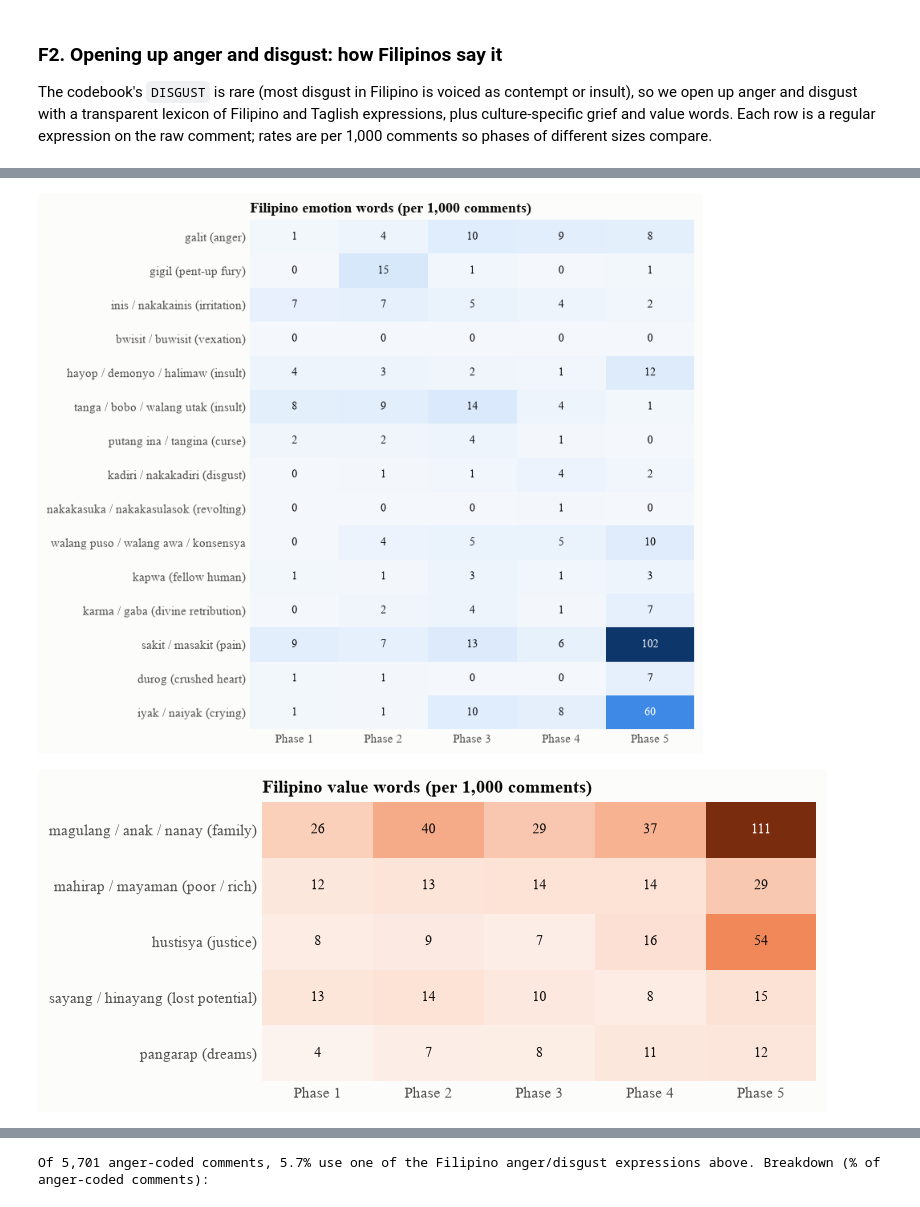
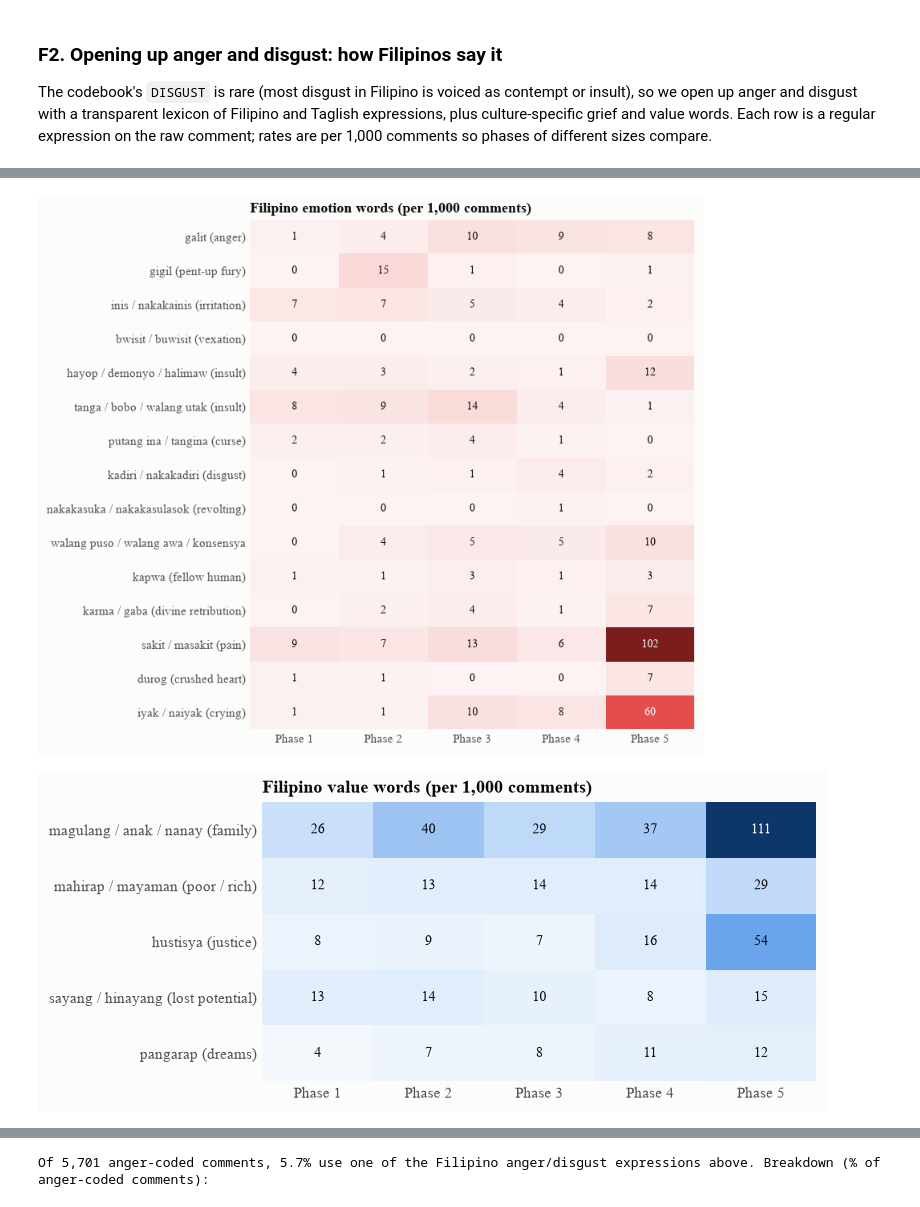
Before and after one commit to mbchavez27/crisis-management-analysis, a Jupyter notebook: 04-statistical-analysis/notebooks/03-findings.ipynb, the cells around one changed output, grey strips where cells are left out. Drawn from its saved outputs; the diff is of its cells as text; code cells hidden in the pictures.

```diff
--- a/04-statistical-analysis/notebooks/03-findings.ipynb
+++ b/04-statistical-analysis/notebooks/03-findings.ipynb
@@ -903,3 +907,35 @@ heatmap(enduring[PHASE_LABELS].set_axis(idx), "Enduring themes: present in all f
         "rq3_heatmap_enduring", figsize=(6.5, 0.36 * len(enduring) + 1.4))
 # %% [output]
 [figure]
+# %%
+# Key themes across the phases, one colour each, all comments together (class-framed and other)
+key = pd.DataFrame({
+    "Negative Filipino emotions (Sta. Maria)": clu_end.loc["Any negative social emotion", PHASE_LABELS],
+    "Inequality / injustice & victims as poor": cls_end.loc[CLASS_THEMES["INEQUALITY_JUSTICE_VICTIMS"], PHASE_LABELS],
+    "Elitism": cls_end.loc[CLASS_THEMES["ELITISM"], PHASE_LABELS],
+    "Family": val_end.loc["Family", PHASE_LABELS],
+    "Accountability": act_end.loc["Accountability", PHASE_LABELS],
+}).T.astype(float)
+key.to_csv(OUT / "rq3_key_themes_by_phase.csv")
+# Two panels on the same % scale per panel: negative emotions sit near 85%, the rest under 25%
+fig, (top, bot) = plt.subplots(2, 1, figsize=(6.5, 5.2), sharex=True, gridspec_kw={"height_ratios": [1, 2.2]})
+x = np.arange(len(PHASES))
+for i, (name, r) in enumerate(key.iterrows()):
+    ax = top if i == 0 else bot
+    ax.plot(x, r.values, color=SERIES[i], linewidth=2, marker="o", markersize=7, markeredgecolor="#fcfcfb",
+            markeredgewidth=2)
+    if i == 0:
+        for xi, v in zip(x, r.values):
+            ax.text(xi, v + 1.2, f"{v:.1f}", ha="center", va="bottom", fontsize=8, color="#52514e")
+    ax.text(x[-1] + 0.12, r.values[-1], f"{name} ({r.values[-1]:.1f}%)", va="center", fontsize=9)
+top.set_ylim(75, 95)
+bot.set_ylim(-1, 26)
+for ax in (top, bot):
+    ax.grid(axis="x", visible=False)
+    ax.set_xlim(-0.2, len(PHASES) - 0.8)
+bot.set_xticks(x, PHASE_LABELS, fontsize=9)
+fig.supylabel("% of comments in phase", fontsize=10, color="#52514e")
+top.set_title("Key themes across the five phases")
+save(fig, "rq3_key_themes_by_phase")
+plt.show()
+key.round(1)
@@ -974,11 +1018,11 @@ per_1000 = lex_end[PHASE_LABELS] * 10
 EMO_KINDS, VAL_KINDS = ["anger", "disgust", "moral", "grief"], ["value", "class"]
 emo_rows = list(lex_end.index[lex_end.kind.isin(EMO_KINDS)])
 val_rows = list(lex_end[lex_end.kind.isin(VAL_KINDS)].sort_values("total", ascending=False).index)
-VAL_SEQ = LinearSegmentedColormap.from_list("val", ["#fdf3ee", "#fbd3bf", "#f39a6f", "#eb6834", "#b8461b", "#7a2c0f"])
+EMO_SEQ = LinearSegmentedColormap.from_list("emo", ["#fdf3f3", "#f8cfce", "#f09897", "#e34948", "#b32f2e", "#7a1d1c"])
 
-# One table, emotions in blue and values in orange, each with its own colour scale
+# One table, emotions in red and values in blue (advisers' note), each with its own colour scale
 fig, ax = plt.subplots(figsize=(6.8, 0.36 * (len(emo_rows) + len(val_rows)) + 1.2))
-for rows, cmap, off in [(emo_rows, SEQ, 0), (val_rows, VAL_SEQ, len(emo_rows))]:
+for rows, cmap, off in [(emo_rows, EMO_SEQ, 0), (val_rows, SEQ, len(emo_rows))]:
     vals = per_1000.loc[rows].values
     ax.imshow(vals, cmap=cmap, aspect="auto", extent=(-0.5, 4.5, off + len(rows) - 0.5, off - 0.5))
     for i in range(len(rows)):
@@ -989,7 +1033,7 @@ ax.set_ylim(len(emo_rows) + len(val_rows) - 0.5, -0.5)
 ax.axhline(len(emo_rows) - 0.5, color="#fcfcfb", linewidth=4)
 ax.set_xticks(range(len(PHASE_LABELS)), PHASE_LABELS, fontsize=9)
 ax.set_yticks(range(len(emo_rows) + len(val_rows)), emo_rows + val_rows, fontsize=9)
-for (label, color), mid in zip([("Emotions", SERIES[0]), ("Values", SERIES[1])],
+for (label, color), mid in zip([("Emotions", SERIES[7]), ("Values", SERIES[0])],
                                [(len(emo_rows) - 1) / 2, len(emo_rows) + (len(val_rows) - 1) / 2]):
     ax.text(4.65, mid, label, rotation=-90, va="center", ha="left", fontsize=10, fontweight="bold", color=color)
 ax.grid(False)
@@ -1002,8 +1046,8 @@ plt.show()
 
 # The same two groups as separate diagrams
 heatmap(per_1000.loc[emo_rows], "Filipino emotion words (per 1,000 comments)", "filipino_lexicon_emotions",
-        fmt="{:.0f}", figsize=(6.5, 0.42 * len(emo_rows) + 1.2))
+        fmt="{:.0f}", cmap=EMO_SEQ, figsize=(6.5, 0.42 * len(emo_rows) + 1.2))
 heatmap(per_1000.loc[val_rows], "Filipino value words (per 1,000 comments)", "filipino_lexicon_values",
-        fmt="{:.0f}", cmap=VAL_SEQ, figsize=(6.5, 0.42 * len(val_rows) + 1.2))
+        fmt="{:.0f}", figsize=(6.5, 0.42 * len(val_rows) + 1.2))
 show(lex_end)
 # %% [output]
@@ -1011,5 +1055,5 @@ show(lex_end)
-[figure, old version]
+[figure, new version]
-[figure, old version]
+[figure, new version]
 |  | total | overall_% | Phase 1 | Phase 2 | Phase 3 | Phase 4 | Phase 5 | change_pp | cramers_v | p_holm | ... |
 | item |  |  |  |  |  |  |  |  |  |  | ... |
 | galit (anger) | 87 | 0.8 | 0.1 | 0.4 | 1.0 | 0.9 | 0.8 | 0.7 | 0.036 | 0.0652 | ... |
```
Also changed, not shown: parts of 5 cells of this notebook, 8 other files.
